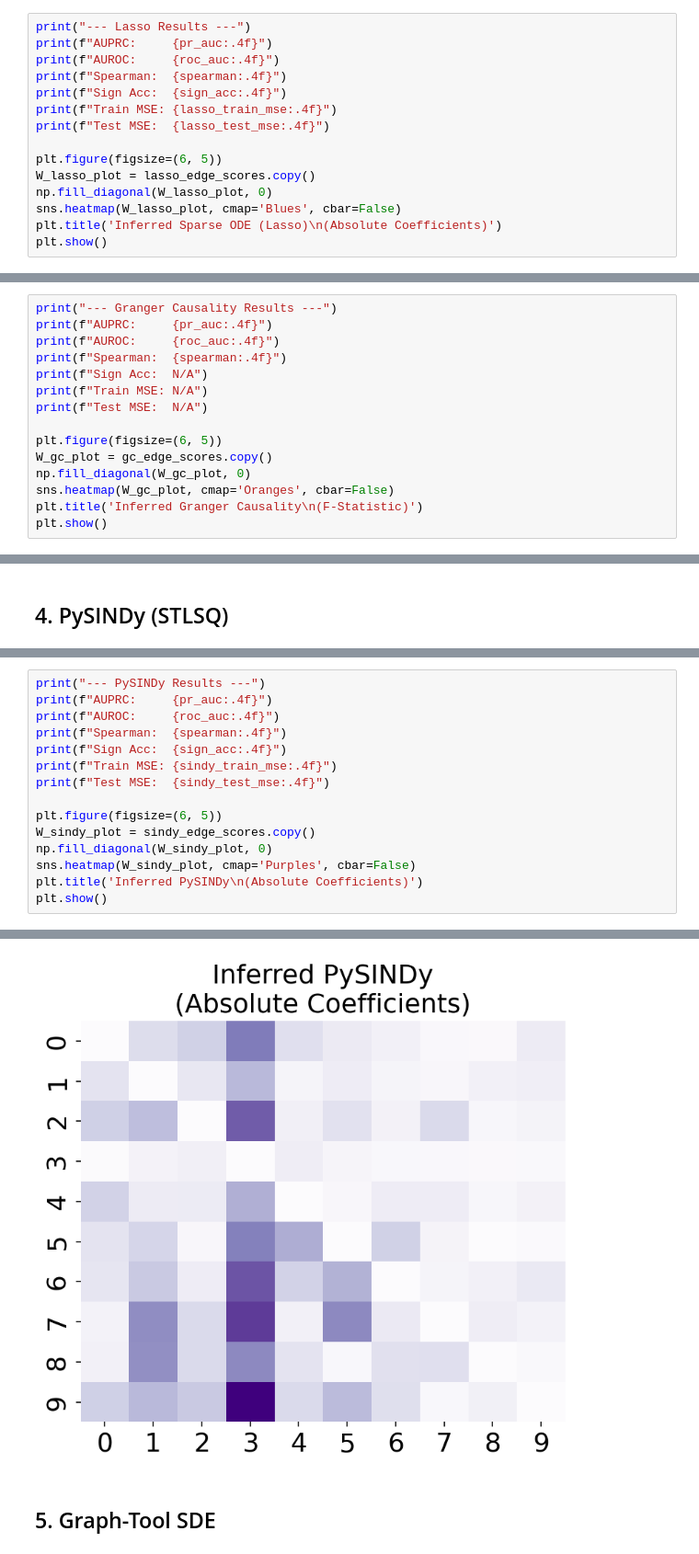
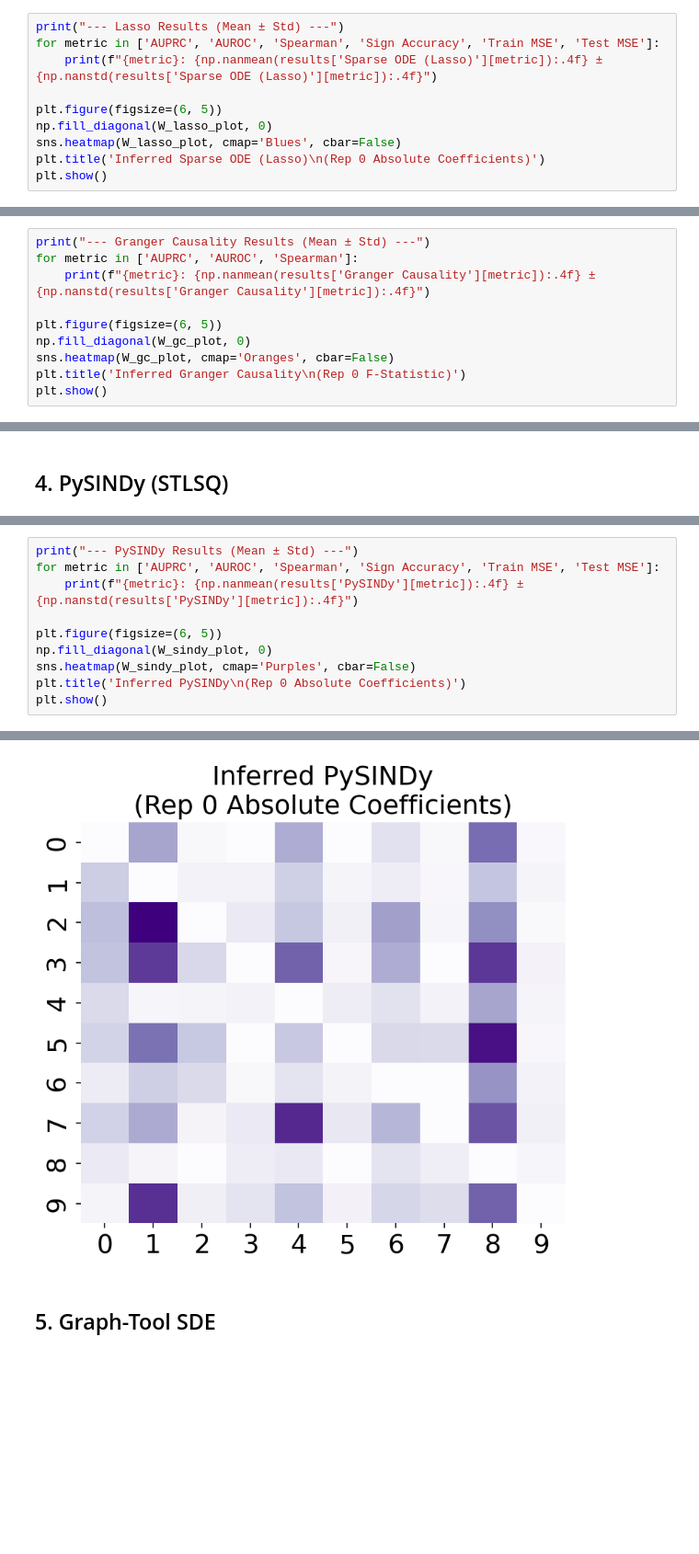
Before and after one commit to CoMuNeLab/Onsager_Machlup_Inf, a Jupyter notebook: benchmarking/experiment_overfitting.ipynb, the cells around one changed output, grey strips where cells are left out. Shown at 92% size. Cells and saved outputs as stored; diff of their text form; blank space fills up the shorter version.

```diff
--- a/benchmarking/experiment_overfitting.ipynb
+++ b/benchmarking/experiment_overfitting.ipynb
@@ -197,16 +213,11 @@ Running Sparse ODE (Lasso)...
 # %%
-print("--- Lasso Results ---")
-print(f"AUPRC:     {pr_auc:.4f}")
-print(f"AUROC:     {roc_auc:.4f}")
-print(f"Spearman:  {spearman:.4f}")
-print(f"Sign Acc:  {sign_acc:.4f}")
-print(f"Train MSE: {lasso_train_mse:.4f}")
-print(f"Test MSE:  {lasso_test_mse:.4f}")
+print("--- Lasso Results (Mean ± Std) ---")
+for metric in ['AUPRC', 'AUROC', 'Spearman', 'Sign Accuracy', 'Train MSE', 'Test MSE']:
+    print(f"{metric}: {np.nanmean(results['Sparse ODE (Lasso)'][metric]):.4f} ± {np.nanstd(results['Sparse ODE (Lasso)'][metric]):.4f}")
 
 plt.figure(figsize=(6, 5))
-W_lasso_plot = lasso_edge_scores.copy()
 np.fill_diagonal(W_lasso_plot, 0)
 sns.heatmap(W_lasso_plot, cmap='Blues', cbar=False)
-plt.title('Inferred Sparse ODE (Lasso)\n(Absolute Coefficients)')
+plt.title('Inferred Sparse ODE (Lasso)\n(Rep 0 Absolute Coefficients)')
 plt.show()
 # %% [output]
@@ -256,16 +280,11 @@ Running Granger Causality...
 # %%
-print("--- Granger Causality Results ---")
-print(f"AUPRC:     {pr_auc:.4f}")
-print(f"AUROC:     {roc_auc:.4f}")
-print(f"Spearman:  {spearman:.4f}")
-print(f"Sign Acc:  N/A")
-print(f"Train MSE: N/A")
-print(f"Test MSE:  N/A")
+print("--- Granger Causality Results (Mean ± Std) ---")
+for metric in ['AUPRC', 'AUROC', 'Spearman']:
+    print(f"{metric}: {np.nanmean(results['Granger Causality'][metric]):.4f} ± {np.nanstd(results['Granger Causality'][metric]):.4f}")
 
 plt.figure(figsize=(6, 5))
-W_gc_plot = gc_edge_scores.copy()
 np.fill_diagonal(W_gc_plot, 0)
 sns.heatmap(W_gc_plot, cmap='Oranges', cbar=False)
-plt.title('Inferred Granger Causality\n(F-Statistic)')
+plt.title('Inferred Granger Causality\n(Rep 0 F-Statistic)')
 plt.show()
 # %% [output]
@@ -314,16 +341,11 @@ Running PySINDy...
 # %%
-print("--- PySINDy Results ---")
-print(f"AUPRC:     {pr_auc:.4f}")
-print(f"AUROC:     {roc_auc:.4f}")
-print(f"Spearman:  {spearman:.4f}")
-print(f"Sign Acc:  {sign_acc:.4f}")
-print(f"Train MSE: {sindy_train_mse:.4f}")
-print(f"Test MSE:  {sindy_test_mse:.4f}")
+print("--- PySINDy Results (Mean ± Std) ---")
+for metric in ['AUPRC', 'AUROC', 'Spearman', 'Sign Accuracy', 'Train MSE', 'Test MSE']:
+    print(f"{metric}: {np.nanmean(results['PySINDy'][metric]):.4f} ± {np.nanstd(results['PySINDy'][metric]):.4f}")
 
 plt.figure(figsize=(6, 5))
-W_sindy_plot = sindy_edge_scores.copy()
 np.fill_diagonal(W_sindy_plot, 0)
 sns.heatmap(W_sindy_plot, cmap='Purples', cbar=False)
-plt.title('Inferred PySINDy\n(Absolute Coefficients)')
+plt.title('Inferred PySINDy\n(Rep 0 Absolute Coefficients)')
 plt.show()
 # %% [output]
@@ -337,3 +359,3 @@ Test MSE:  0.0707
-[figure, old version]
+[figure, new version]
 # %% [markdown]
 ## 5. Graph-Tool SDE
```
Also changed, not shown: parts of 24 cells of this notebook, 2 other files.
